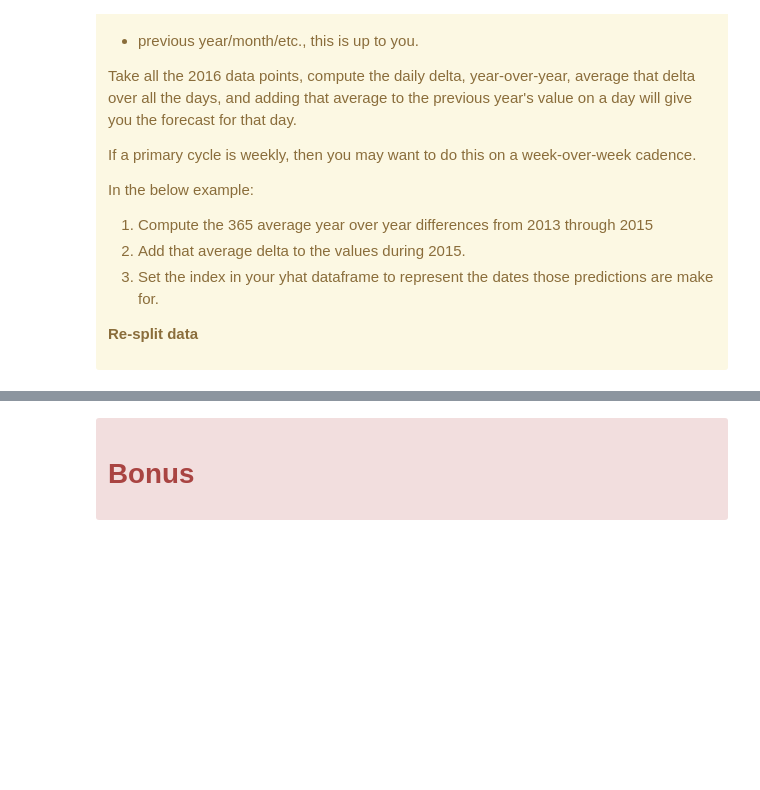
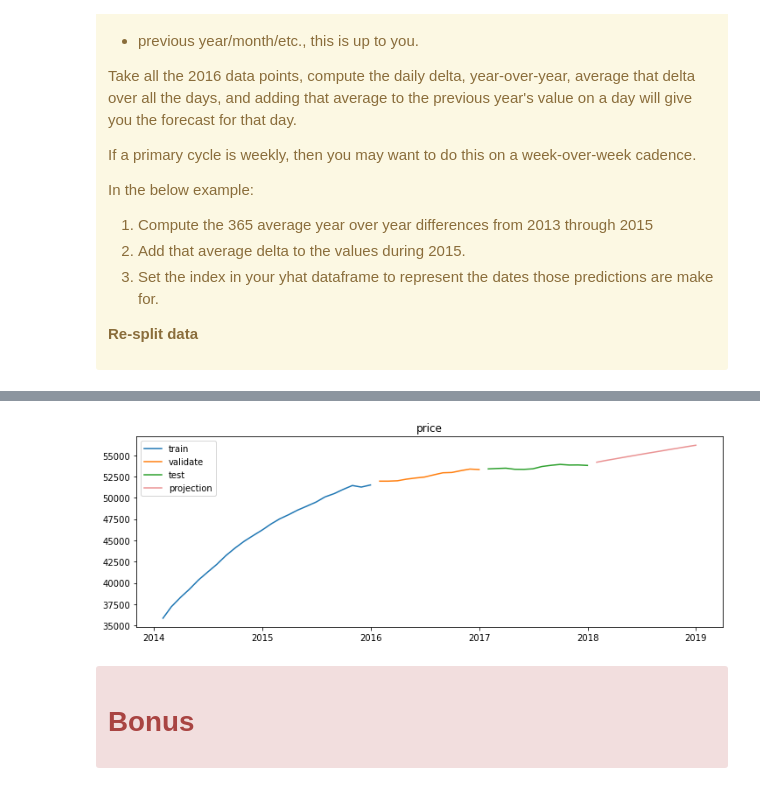
Before and after one commit to QMCBT-JustinEvans/time-series-exercises, a Jupyter notebook: 05_model.ipynb, the cells around one changed output, grey strips where cells are left out. Cells and saved outputs as stored; diff of their text form; code cells hidden in the pictures; blank space fills up the shorter version.

```diff
--- a/05_model.ipynb
+++ b/05_model.ipynb
@@ -1009,0 +1082,3 @@ yhat_df.shape
+# %%
+# to predict 2018, create yhat DataFrame with new index 1 year later
+yhat_df.index = test.index + pd.Timedelta('1Y')
@@ -1009,0 +1102,4 @@ yhat_df.shape
+# %%
+# Create yhat variable for test predictions on test index
+yhat = model.predict(start = test.index[0],
+                              end = test.index[-1])
@@ -1009,0 +1123,3 @@ yhat_df.shape
+# %%
+# overwrite the current yhat DataFrame target with the 2017 predicted values captured in the yhat variable
+yhat_df.price = yhat.values
@@ -1010,3 +1143,20 @@ yhat_df.shape
+# %%
+# Create another final plot function
+def final_plot(target_var):
+    plt.figure(figsize=(12,4))
+    plt.plot(train[target_var], label='train')
+    plt.plot(validate[target_var], label='validate')
+    plt.plot(test[target_var], label='test')
+    plt.plot(yhat_df[target_var], alpha=.5, label='projection')
+    plt.title(target_var)
+    plt.legend()
+    plt.show()
+# %%
+# show polot using function in loop
+for col in train.columns:
+    final_plot(col)
+# %% [output]
+[figure, added]
 # %% [markdown]
 <div class="alert alert-danger">
 
```
Also changed, not shown: parts of 116 cells of this notebook.
